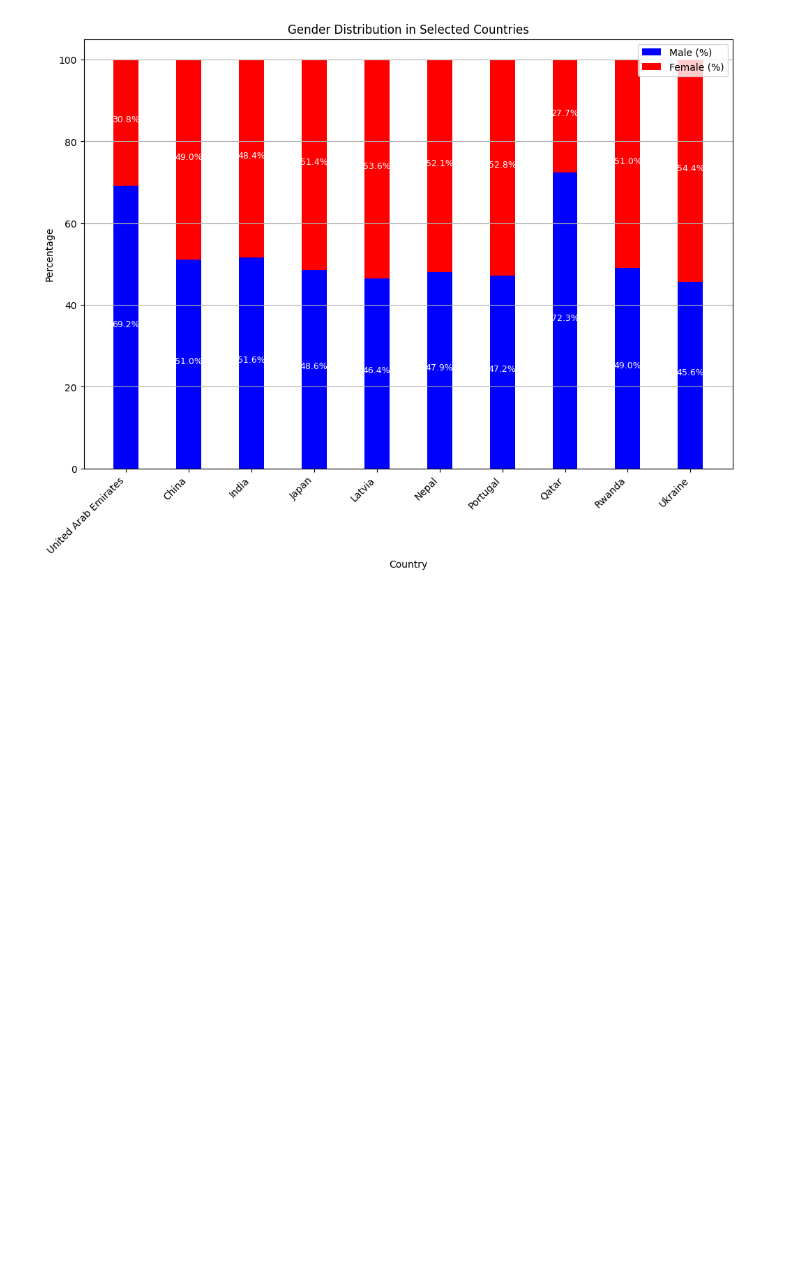
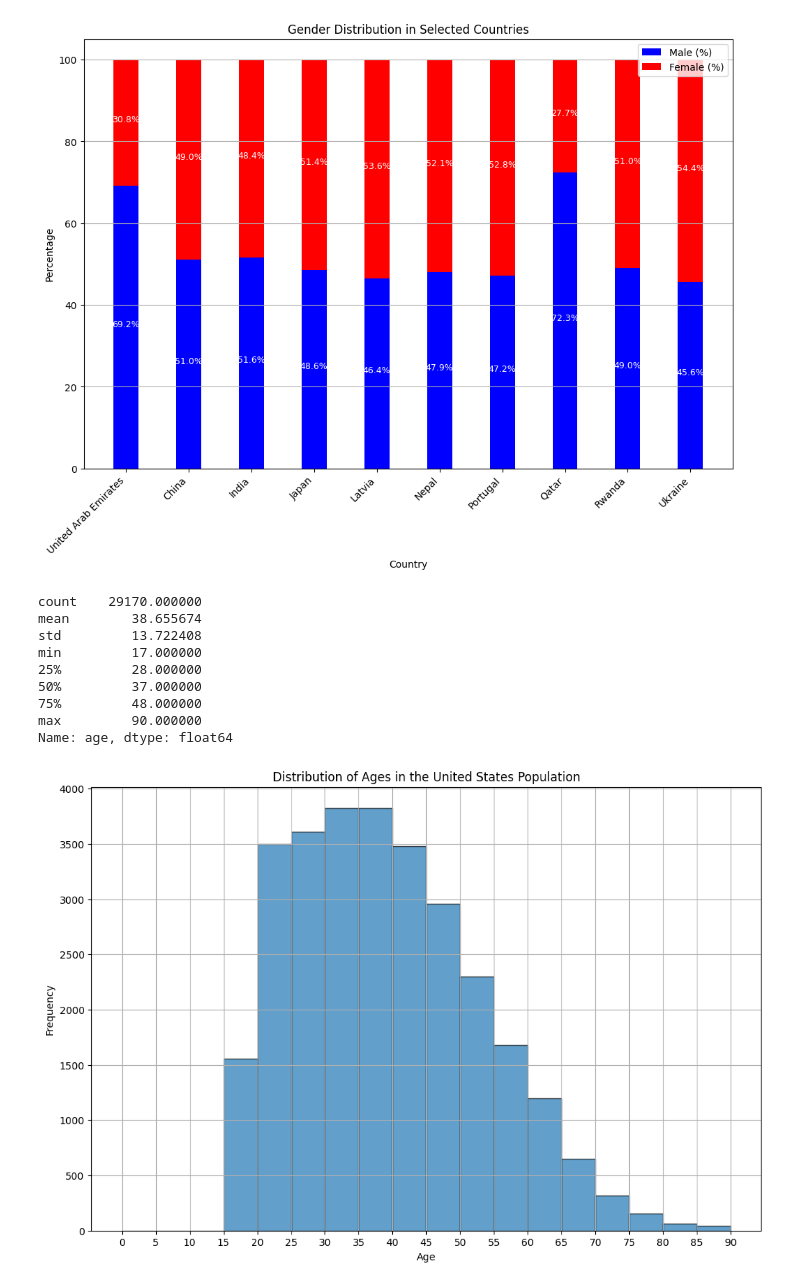
Before and after one commit to tasnimMaamouri/PRODIGY_DS_01, a Jupyter notebook: PRODIGY_DS_01.ipynb, the cells around one changed output. Saved outputs shown, nothing was run; the diff lists cells and outputs as text; code cells hidden in the pictures; blank space fills up the shorter version.

```diff
--- a/PRODIGY_DS_01.ipynb
+++ b/PRODIGY_DS_01.ipynb
@@ -195,3 +195,44 @@ ax.yaxis.grid(True)
 plt.show()
 # %% [output]
 [figure]
+# %%
+import pandas as pd
+import matplotlib.pyplot as plt
+
+# Define column names based on the provided data format
+column_names = ['age', 'workclass', 'fnlwgt', 'education', 'education-num',
+                 'marital-status', 'occupation', 'relationship', 'race', 'sex',
+                 'capital-gain','capital-loss',
+                 'hours-per-week', 'native-country', 'income']
+
+# Load the dataset
+data = pd.read_csv('adult.data', header=None, names=column_names, na_values=' ?', skipinitialspace=True)
+
+# Filter for people from the United States
+data_us = data[data['native-country'] == 'United-States']
+
+print(data_us['age'].describe())
+
+
+data_us = data_us.dropna(subset=['age'])
+
+# Create the histogram
+plt.figure(figsize=(12, 8))
+plt.hist(data_us['age'], bins=range(0, 95, 5), edgecolor='black', alpha=0.7)  # Bins of 5 years
+plt.title('Distribution of Ages in the United States Population')
+plt.xlabel('Age')
+plt.ylabel('Frequency')
+plt.xticks(range(0, 95, 5))  # Set x-ticks to match bins
+plt.grid(True)
+plt.show()
+# %% [output]
+count    29170.000000
+mean        38.655674
+std         13.722408
+min         17.000000
+25%         28.000000
+50%         37.000000
+75%         48.000000
+max         90.000000
+Name: age, dtype: float64
+[figure, added]
```
Also changed, not shown: parts of 1 cell of this notebook.
